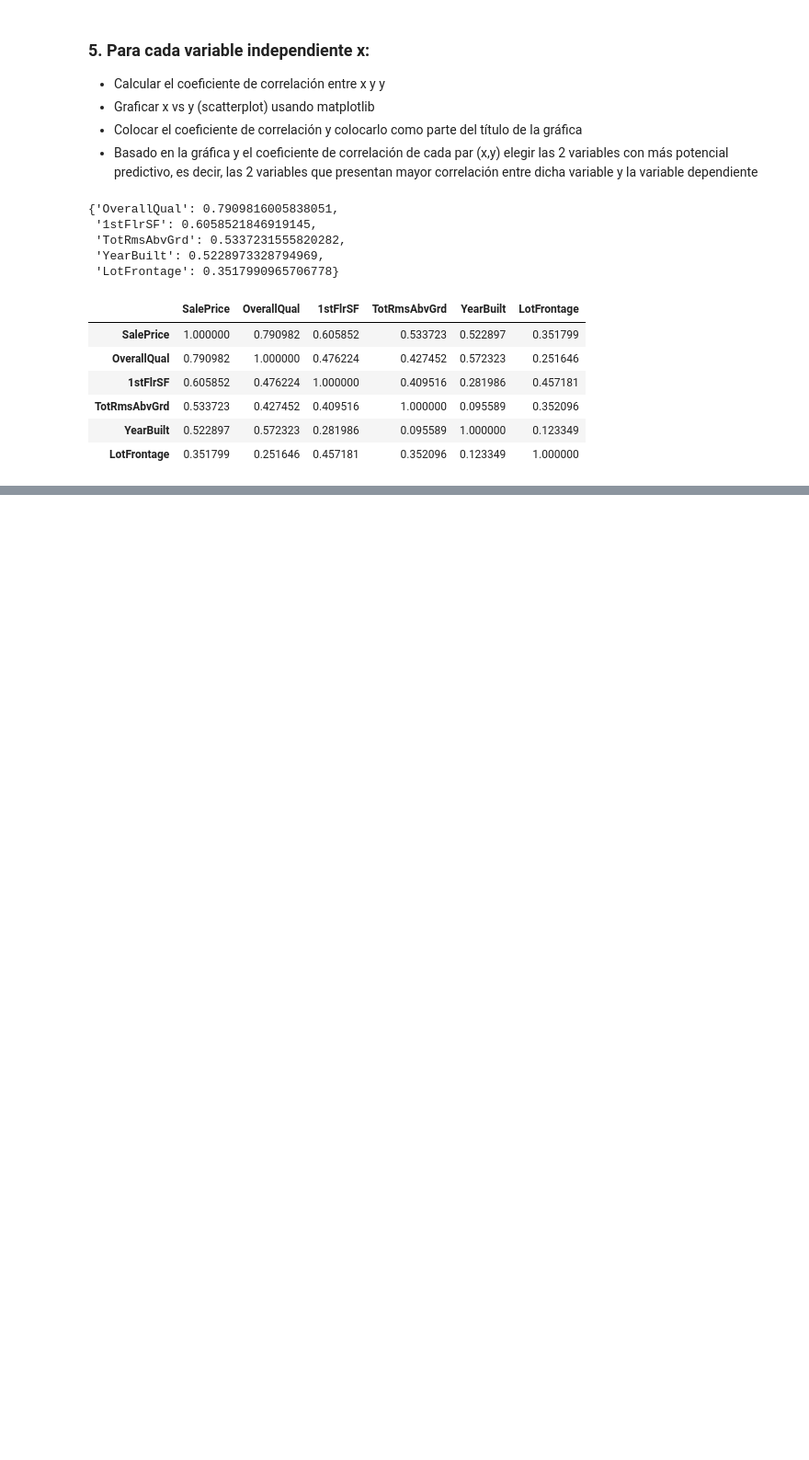
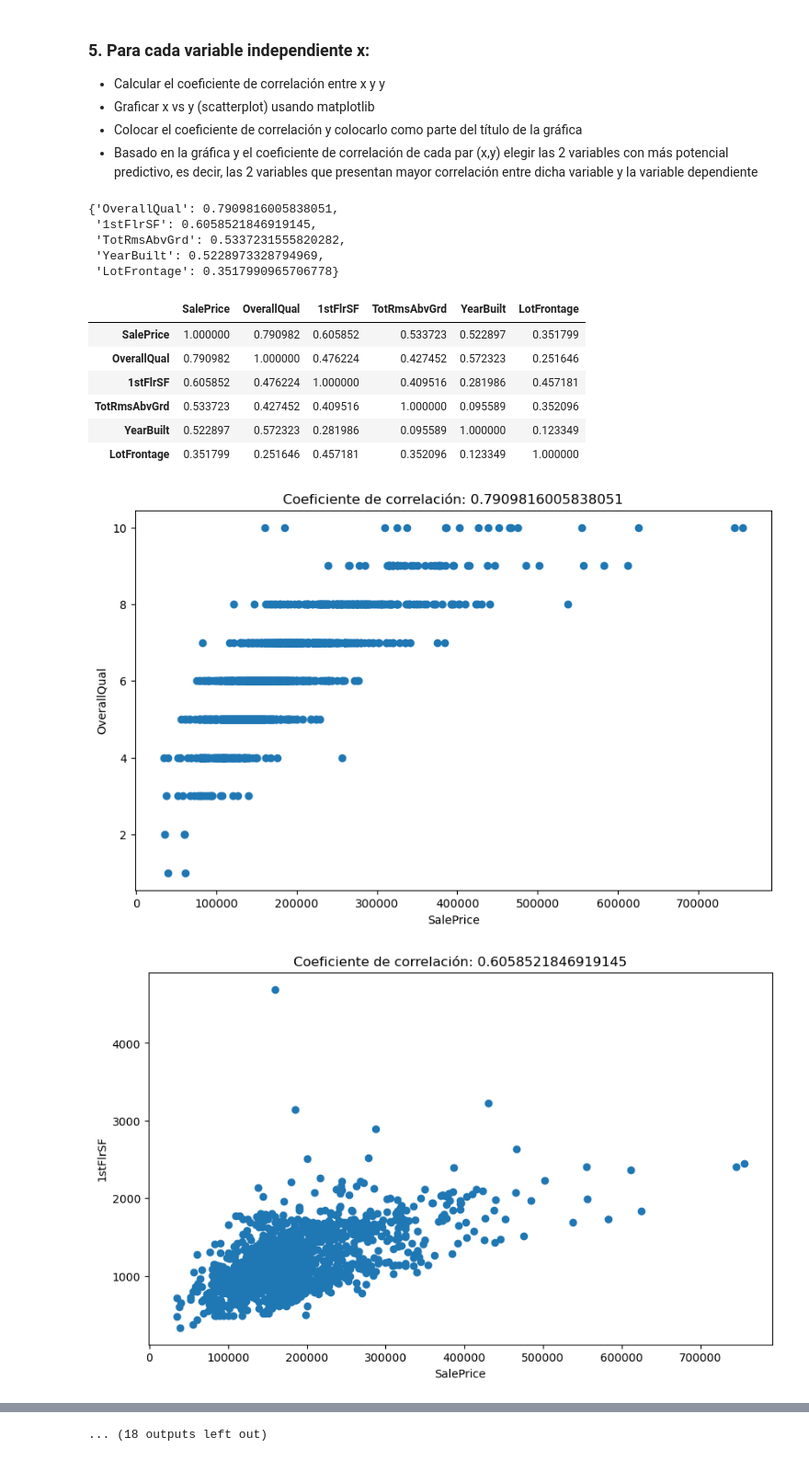
Before and after one commit to jerson8a/project1_linearRegresion, a Jupyter notebook: Solution Project #1 - Jerson Ochoa.ipynb, the cells around one changed output, grey strips where cells are left out. Shown at 92% size. Saved outputs shown, nothing was run; the diff lists cells and outputs as text; code cells hidden in the pictures; blank space fills up the shorter version.

Commit message:
[ADD] Scatterplot con matplotlib

```diff
--- a/Solution Project #1 - Jerson Ochoa.ipynb
+++ b/Solution Project #1 - Jerson Ochoa.ipynb
@@ -200,3 +201,24 @@ dfDataCorr
 | TotRmsAbvGrd | 0.533723 | 0.427452 | 0.409516 | 1.000000 | 0.095589 | 0.352096 |
 | YearBuilt | 0.522897 | 0.572323 | 0.281986 | 0.095589 | 1.000000 | 0.123349 |
 | LotFrontage | 0.351799 | 0.251646 | 0.457181 | 0.352096 | 0.123349 | 1.000000 |
+# %%
+# Graficamos x vs y (scatterplot) usando matplotlib
+# Calcular y colocar el coeficiente de correlación como parte del título de la gráfica
+
+a = 0
+b = 0
+for i in dfData.columns:
+    b = 0
+    for j in dfData.columns:
+        if (i != j):
+            fig, ax = plt.subplots(1, 1, figsize=(10,6))
+            ax.scatter(x = dfData[i], y = dfData[j])
+            ax.set_xlabel(i)
+            ax.set_ylabel(j)
+            plt.title("Coeficiente de correlación: {}".format(dictCorrelacion[i][j]))
+        plt.show()
+        b += 1
+    a += 1
+# %% [output]
+[figure, added]
+[figure, added]
@@ -202,0 +235 @@ dfDataCorr
+... (18 outputs left out)
```
Also changed, not shown: parts of 2 cells of this notebook.
